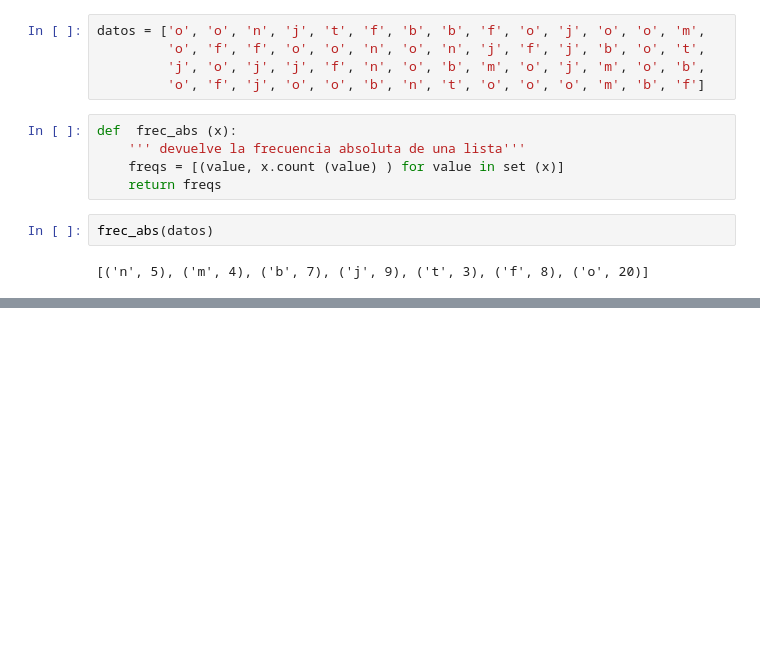
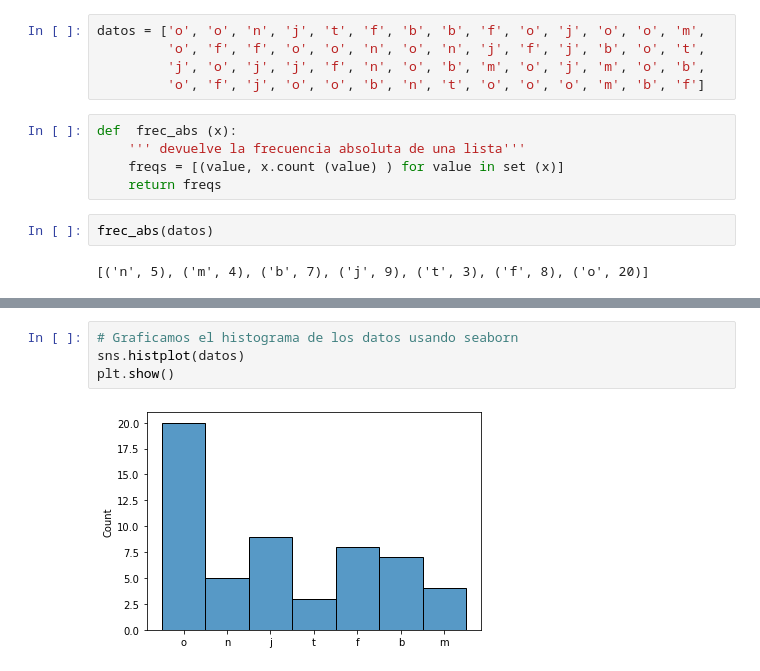
Before and after one commit to rofonseca/Probabilidad_y_Estadistica, a Jupyter notebook: Practico1/PyE2023_Practico1.ipynb, the cells around one changed output, grey strips where cells are left out. Cells and saved outputs as stored; diff of their text form; blank space fills up the shorter version.

```diff
--- a/Practico1/PyE2023_Practico1.ipynb
+++ b/Practico1/PyE2023_Practico1.ipynb
@@ -22,0 +44,6 @@ frec_abs(datos)
+# %%
+# Graficamos el histograma de los datos usando seaborn
+sns.histplot(datos)
+plt.show()
+# %% [output]
+[figure, added]
```
Also changed, not shown: parts of 43 cells of this notebook.
